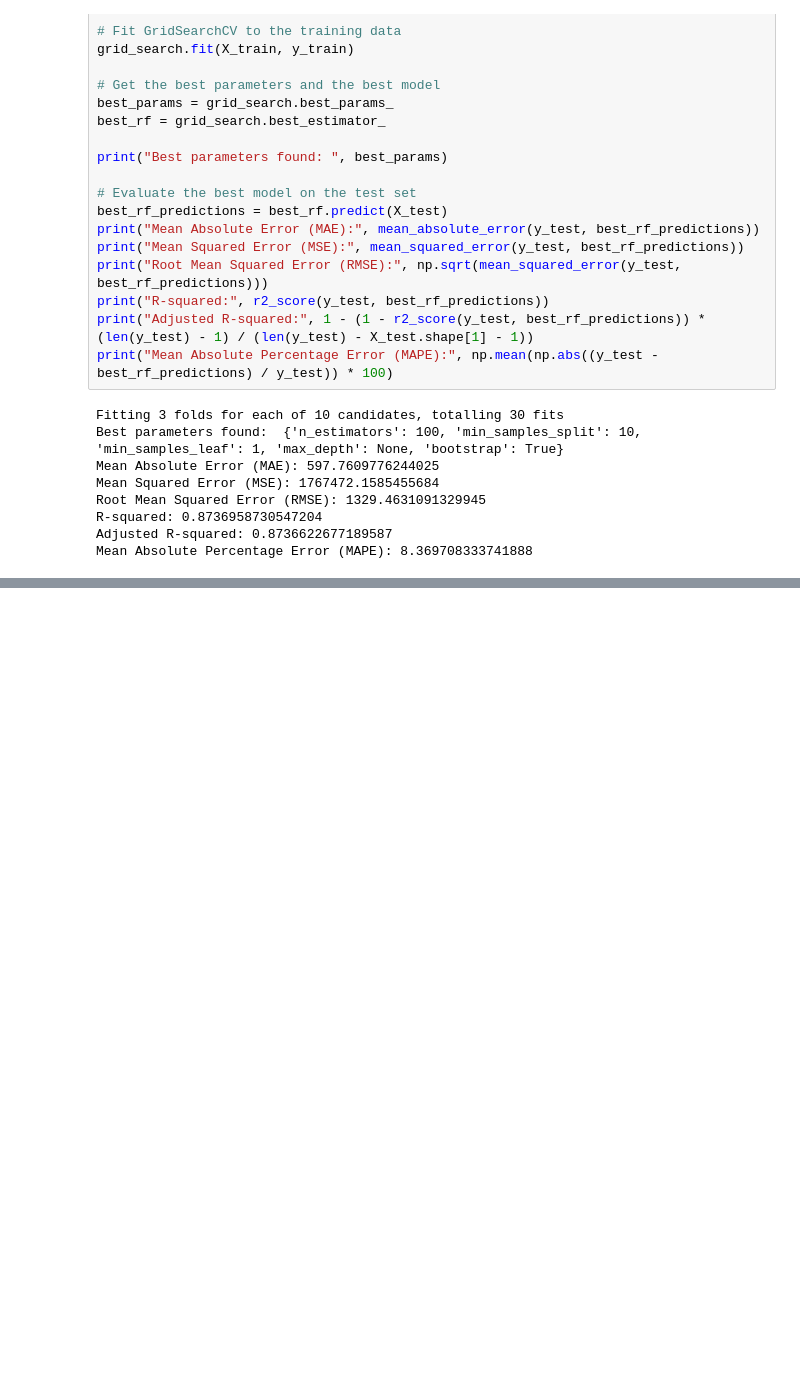
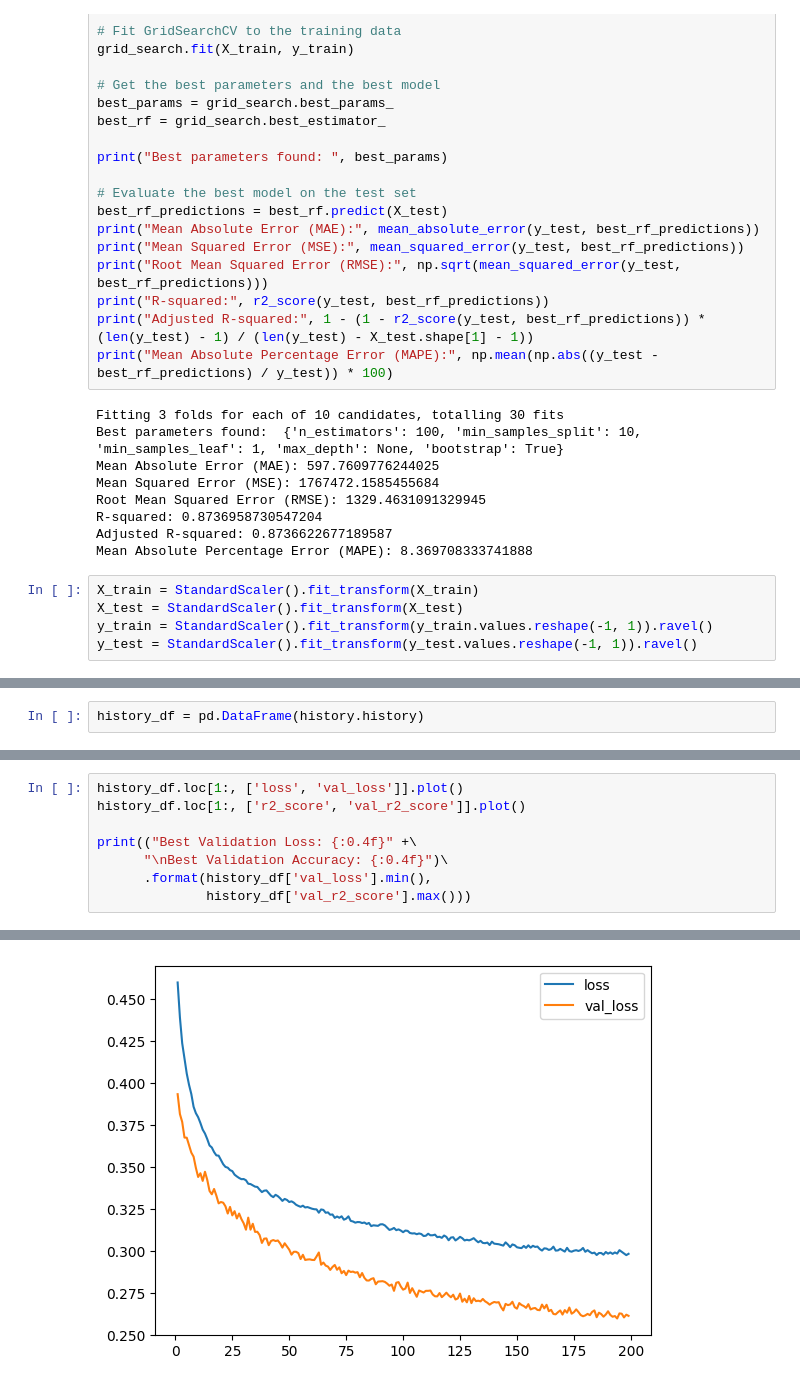
Before and after one commit to lucasvillefort/SCIENCE_PROJECTS, a Jupyter notebook: 1-REGRESSION/5-Flight Fare Prediction/economy.ipynb, the cells around one changed output, grey strips where cells are left out. Cells and saved outputs as stored; diff of their text form; blank space fills up the shorter version.

```diff
--- a/1-REGRESSION/5-Flight Fare Prediction/economy.ipynb
+++ b/1-REGRESSION/5-Flight Fare Prediction/economy.ipynb
@@ -283,3 +283,8 @@ Root Mean Squared Error (RMSE): 1329.4631091329945
 R-squared: 0.8736958730547204
 Adjusted R-squared: 0.8736622677189587
 Mean Absolute Percentage Error (MAPE): 8.369708333741888
+# %%
+X_train = StandardScaler().fit_transform(X_train)
+X_test = StandardScaler().fit_transform(X_test)
+y_train = StandardScaler().fit_transform(y_train.values.reshape(-1, 1)).ravel()
+y_test = StandardScaler().fit_transform(y_test.values.reshape(-1, 1)).ravel()
@@ -285,0 +353,2 @@ Mean Absolute Percentage Error (MAPE): 8.369708333741888
+# %%
+history_df = pd.DataFrame(history.history)
@@ -285,0 +369,9 @@ Mean Absolute Percentage Error (MAPE): 8.369708333741888
+# %%
+history_df.loc[1:, ['loss', 'val_loss']].plot()
+history_df.loc[1:, ['r2_score', 'val_r2_score']].plot()
+
+print(("Best Validation Loss: {:0.4f}" +\
+      "\nBest Validation Accuracy: {:0.4f}")\
+      .format(history_df['val_loss'].min(),
+              history_df['val_r2_score'].max()))
+# %% [output]
@@ -285,0 +380 @@ Mean Absolute Percentage Error (MAPE): 8.369708333741888
+[figure, added]
```
Also changed, not shown: parts of 4 cells of this notebook, 3 other files.
